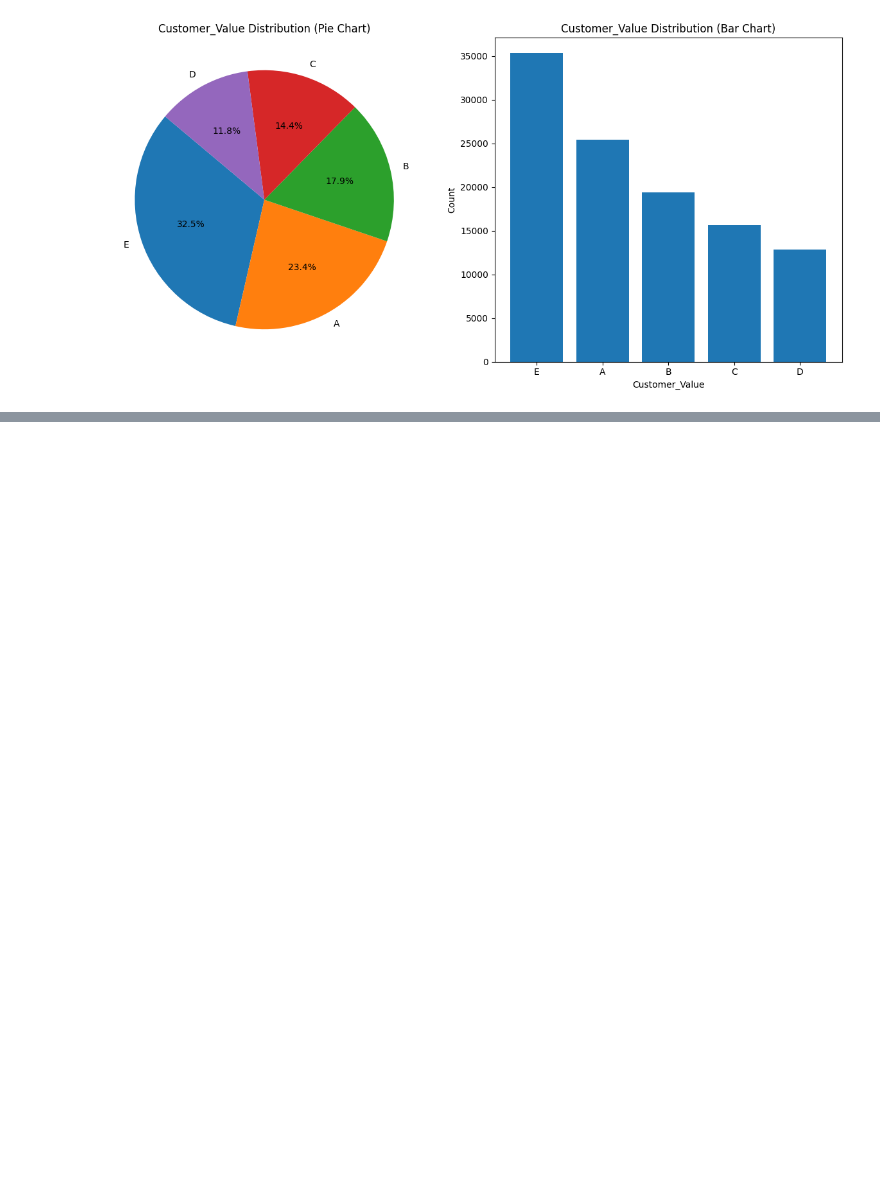
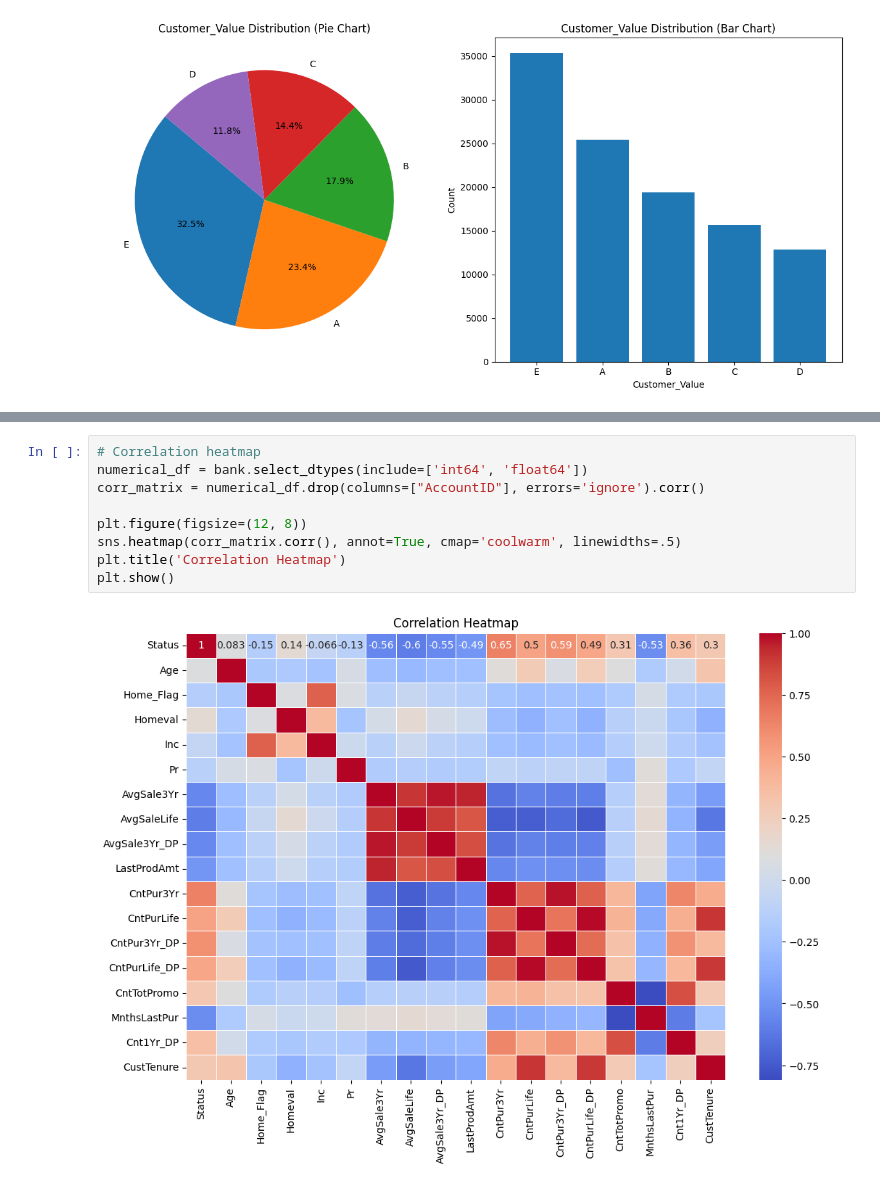
Before and after one commit to miligapetko/PythonInno, a Jupyter notebook: ExploreData.ipynb, the cells around one changed output, grey strips where cells are left out. Saved outputs shown, nothing was run; the diff lists cells and outputs as text; blank space fills up the shorter version.

```diff
--- a/ExploreData.ipynb
+++ b/ExploreData.ipynb
@@ -144,0 +159,11 @@ plot_distribution(bank["Status"])
+# %%
+# Correlation heatmap
+numerical_df = bank.select_dtypes(include=['int64', 'float64'])
+corr_matrix = numerical_df.drop(columns=["AccountID"], errors='ignore').corr()
+
+plt.figure(figsize=(12, 8))
+sns.heatmap(corr_matrix.corr(), annot=True, cmap='coolwarm', linewidths=.5)
+plt.title('Correlation Heatmap')
+plt.show()
+# %% [output]
+[figure, added]
```
Also changed, not shown: parts of 9 cells of this notebook.
